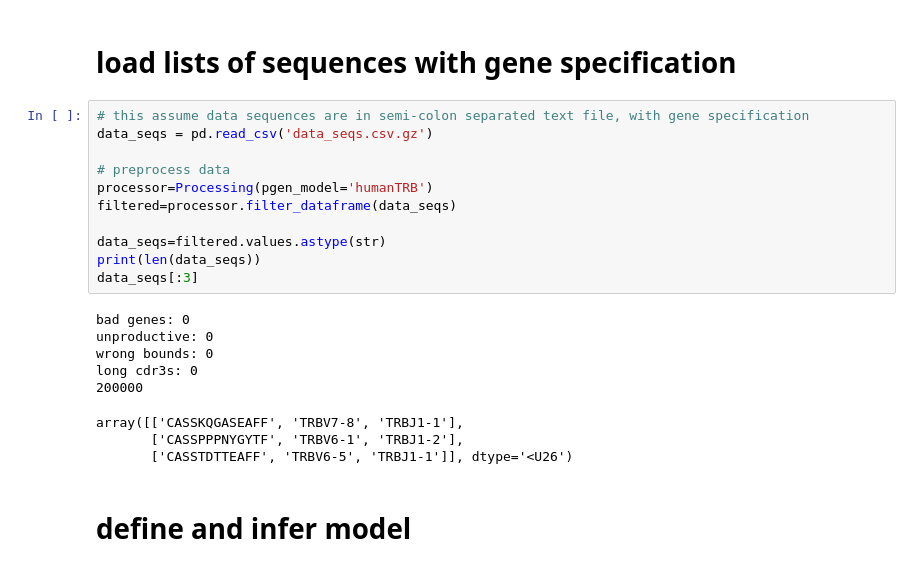
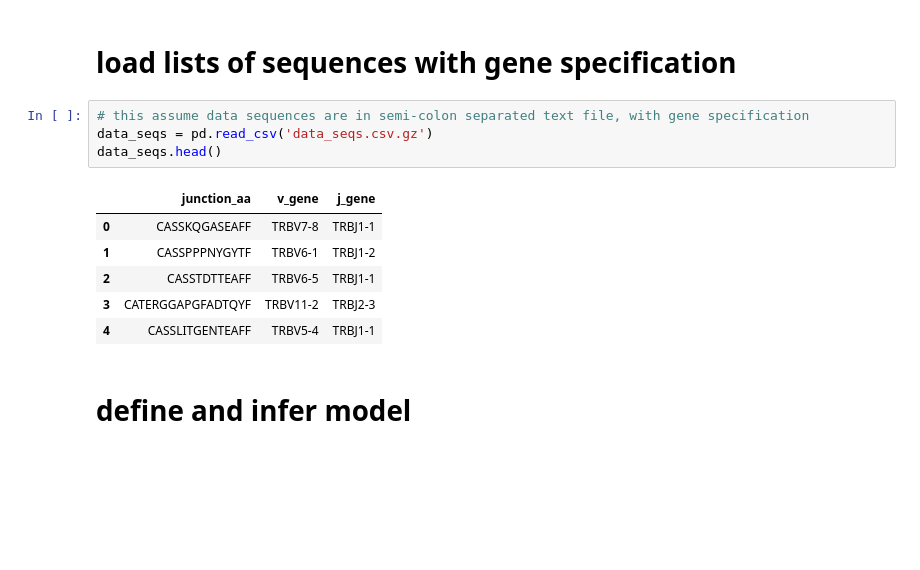
Before and after one commit to statbiophys/soNNia, a Jupyter notebook: examples/sonnia_tutorial.ipynb, the cells around one changed output. Drawn from its saved outputs; the diff is of its cells as text; blank space fills up the shorter version.

```diff
--- a/examples/sonnia_tutorial.ipynb
+++ b/examples/sonnia_tutorial.ipynb
@@ -12,23 +12,14 @@ import pandas as pd
 # %%
 # this assume data sequences are in semi-colon separated text file, with gene specification
 data_seqs = pd.read_csv('data_seqs.csv.gz')
-
-# preprocess data
-processor=Processing(pgen_model='humanTRB')
-filtered=processor.filter_dataframe(data_seqs)
-
-data_seqs=filtered.values.astype(str)
-print(len(data_seqs))
-data_seqs[:3]
+data_seqs.head()
 # %% [output]
-bad genes: 0
-unproductive: 0
-wrong bounds: 0
-long cdr3s: 0
-200000
-array([['CASSKQGASEAFF', 'TRBV7-8', 'TRBJ1-1'],
-       ['CASSPPPNYGYTF', 'TRBV6-1', 'TRBJ1-2'],
-       ['CASSTDTTEAFF', 'TRBV6-5', 'TRBJ1-1']], dtype='<U26')
+|  | junction_aa | v_gene | j_gene |
+| 0 | CASSKQGASEAFF | TRBV7-8 | TRBJ1-1 |
+| 1 | CASSPPPNYGYTF | TRBV6-1 | TRBJ1-2 |
+| 2 | CASSTDTTEAFF | TRBV6-5 | TRBJ1-1 |
+| 3 | CATERGGAPGFADTQYF | TRBV11-2 | TRBJ2-3 |
+| 4 | CASSLITGENTEAFF | TRBV5-4 | TRBJ1-1 |
 # %% [markdown]
 # define and infer model
 # %%
```
Also changed, not shown: parts of 18 cells of this notebook, 4 other files.
